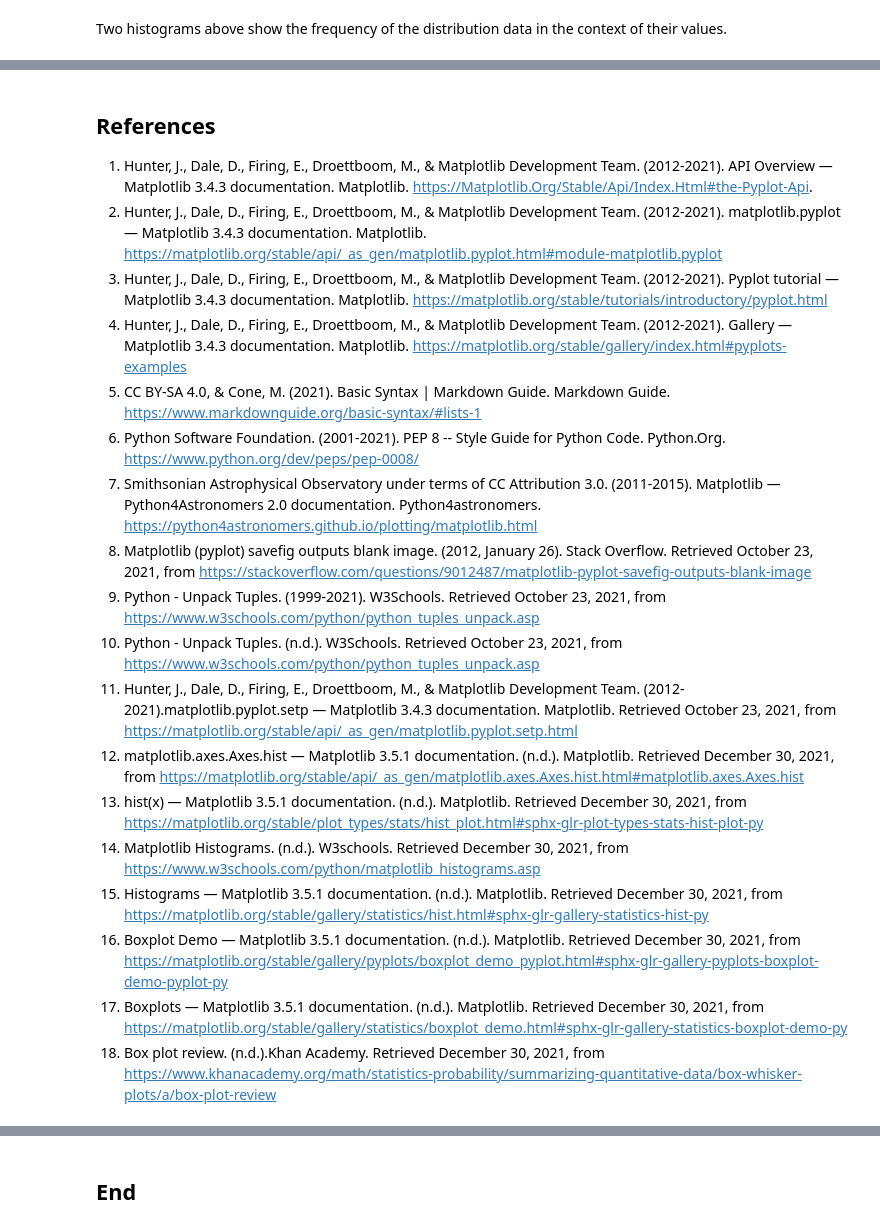
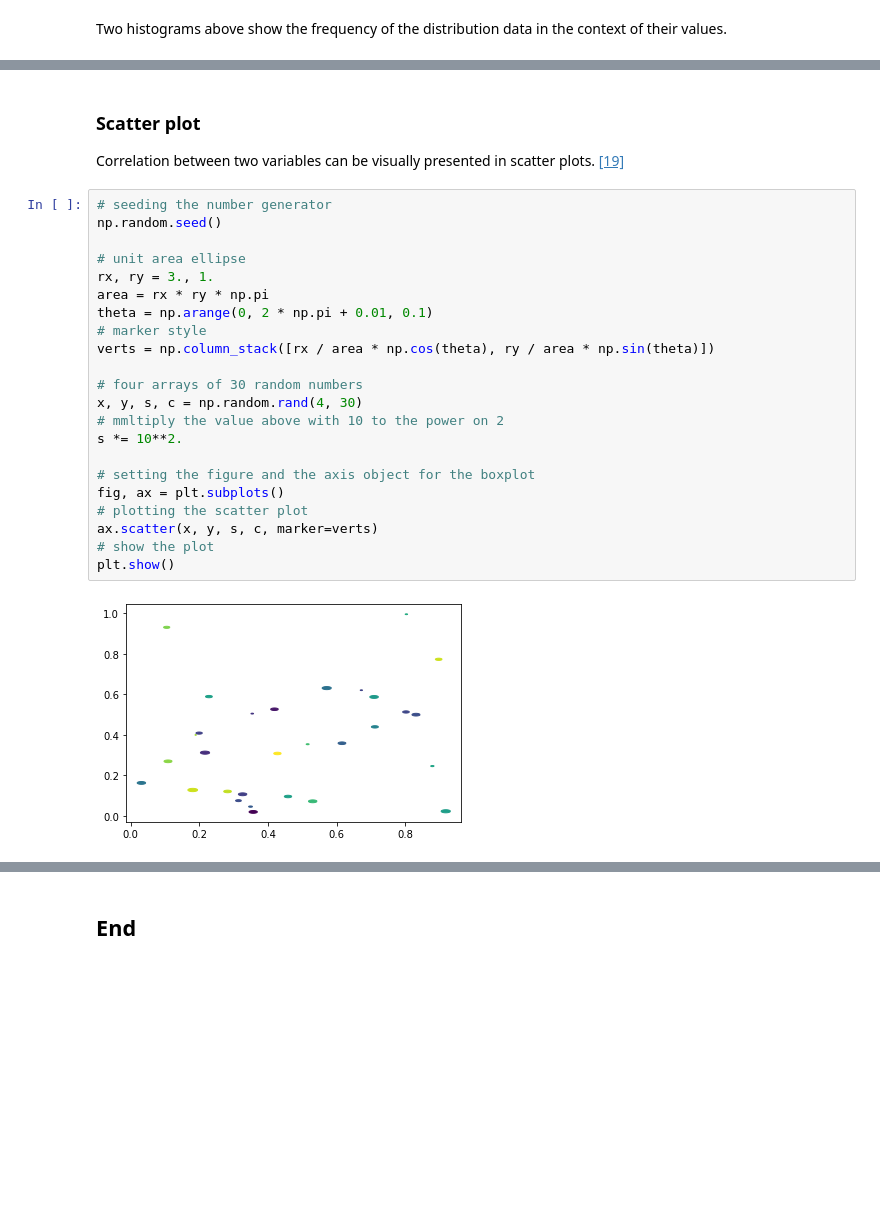
Before and after one commit to Anja585/SchoolProject-FundamentalsOfDataAnalysis, a Jupyter notebook: pyplot.ipynb, the cells around one changed output, grey strips where cells are left out. Saved outputs shown, nothing was run; the diff lists cells and outputs as text; blank space fills up the shorter version.

Commit message:
added comments, references

```diff
--- a/pyplot.ipynb
+++ b/pyplot.ipynb
@@ -153,21 +153,28 @@ ax.boxplot(data)
-# %% [markdown]
-## References
-1. Hunter, J., Dale, D., Firing, E., Droettboom, M., & Matplotlib Development Team. (2012-2021). API Overview — Matplotlib 3.4.3 documentation. Matplotlib. https://Matplotlib.Org/Stable/Api/Index.Html#the-Pyplot-Api.
-2. Hunter, J., Dale, D., Firing, E., Droettboom, M., & Matplotlib Development Team. (2012-2021). matplotlib.pyplot — Matplotlib 3.4.3 documentation. Matplotlib.
-https://matplotlib.org/stable/api/_as_gen/matplotlib.pyplot.html#module-matplotlib.pyplot
-3. Hunter, J., Dale, D., Firing, E., Droettboom, M., & Matplotlib Development Team. (2012-2021). Pyplot tutorial — Matplotlib 3.4.3 documentation. Matplotlib. https://matplotlib.org/stable/tutorials/introductory/pyplot.html
-4. Hunter, J., Dale, D., Firing, E., Droettboom, M., & Matplotlib Development Team. (2012-2021). Gallery — Matplotlib 3.4.3 documentation. Matplotlib. https://matplotlib.org/stable/gallery/index.html#pyplots-examples
-5. CC BY-SA 4.0, & Cone, M. (2021). Basic Syntax | Markdown Guide. Markdown Guide. https://www.markdownguide.org/basic-syntax/#lists-1
-6. Python Software Foundation. (2001-2021). PEP 8 -- Style Guide for Python Code. Python.Org. https://www.python.org/dev/peps/pep-0008/
-7. Smithsonian Astrophysical Observatory under terms of CC Attribution 3.0. (2011-2015). Matplotlib — Python4Astronomers 2.0 documentation. Python4astronomers. https://python4astronomers.github.io/plotting/matplotlib.html
-8. Matplotlib (pyplot) savefig outputs blank image. (2012, January 26). Stack Overflow. Retrieved October 23, 2021, from https://stackoverflow.com/questions/9012487/matplotlib-pyplot-savefig-outputs-blank-image
-9. Python - Unpack Tuples. (1999-2021). W3Schools. Retrieved October 23, 2021, from https://www.w3schools.com/python/python_tuples_unpack.asp
-10. Python - Unpack Tuples. (n.d.). W3Schools. Retrieved October 23, 2021, from https://www.w3schools.com/python/python_tuples_unpack.asp
-11. Hunter, J., Dale, D., Firing, E., Droettboom, M., & Matplotlib Development Team. (2012-2021).matplotlib.pyplot.setp — Matplotlib 3.4.3 documentation. Matplotlib. Retrieved October 23, 2021, from https://matplotlib.org/stable/api/_as_gen/matplotlib.pyplot.setp.html
-12. matplotlib.axes.Axes.hist — Matplotlib 3.5.1 documentation. (n.d.). Matplotlib. Retrieved December 30, 2021, from https://matplotlib.org/stable/api/_as_gen/matplotlib.axes.Axes.hist.html#matplotlib.axes.Axes.hist
-13. hist(x) — Matplotlib 3.5.1 documentation. (n.d.). Matplotlib. Retrieved December 30, 2021, from https://matplotlib.org/stable/plot_types/stats/hist_plot.html#sphx-glr-plot-types-stats-hist-plot-py
-14. Matplotlib Histograms. (n.d.). W3schools. Retrieved December 30, 2021, from https://www.w3schools.com/python/matplotlib_histograms.asp
-15. Histograms — Matplotlib 3.5.1 documentation. (n.d.). Matplotlib. Retrieved December 30, 2021, from https://matplotlib.org/stable/gallery/statistics/hist.html#sphx-glr-gallery-statistics-hist-py
-16. Boxplot Demo — Matplotlib 3.5.1 documentation. (n.d.). Matplotlib. Retrieved December 30, 2021, from https://matplotlib.org/stable/gallery/pyplots/boxplot_demo_pyplot.html#sphx-glr-gallery-pyplots-boxplot-demo-pyplot-py
-17. Boxplots — Matplotlib 3.5.1 documentation. (n.d.). Matplotlib. Retrieved December 30, 2021, from https://matplotlib.org/stable/gallery/statistics/boxplot_demo.html#sphx-glr-gallery-statistics-boxplot-demo-py
-18. Box plot review. (n.d.).Khan Academy. Retrieved December 30, 2021, from https://www.khanacademy.org/math/statistics-probability/summarizing-quantitative-data/box-whisker-plots/a/box-plot-review
+# %% [markdown]
+### Scatter plot
+
+Correlation between two variables can be visually presented in scatter plots. [[19]](##References)
+# %%
+# seeding the number generator
+np.random.seed()
+
+# unit area ellipse
+rx, ry = 3., 1.
+area = rx * ry * np.pi
+theta = np.arange(0, 2 * np.pi + 0.01, 0.1)
+# marker style
+verts = np.column_stack([rx / area * np.cos(theta), ry / area * np.sin(theta)])
+
+# four arrays of 30 random numbers
+x, y, s, c = np.random.rand(4, 30)
+# mmltiply the value above with 10 to the power on 2
+s *= 10**2.
+
+# setting the figure and the axis object for the boxplot
+fig, ax = plt.subplots()
+# plotting the scatter plot
+ax.scatter(x, y, s, c, marker=verts)
+# show the plot
+plt.show()
+# %% [output]
+[figure, added]
```
Also changed, not shown: parts of 4 cells of this notebook.
